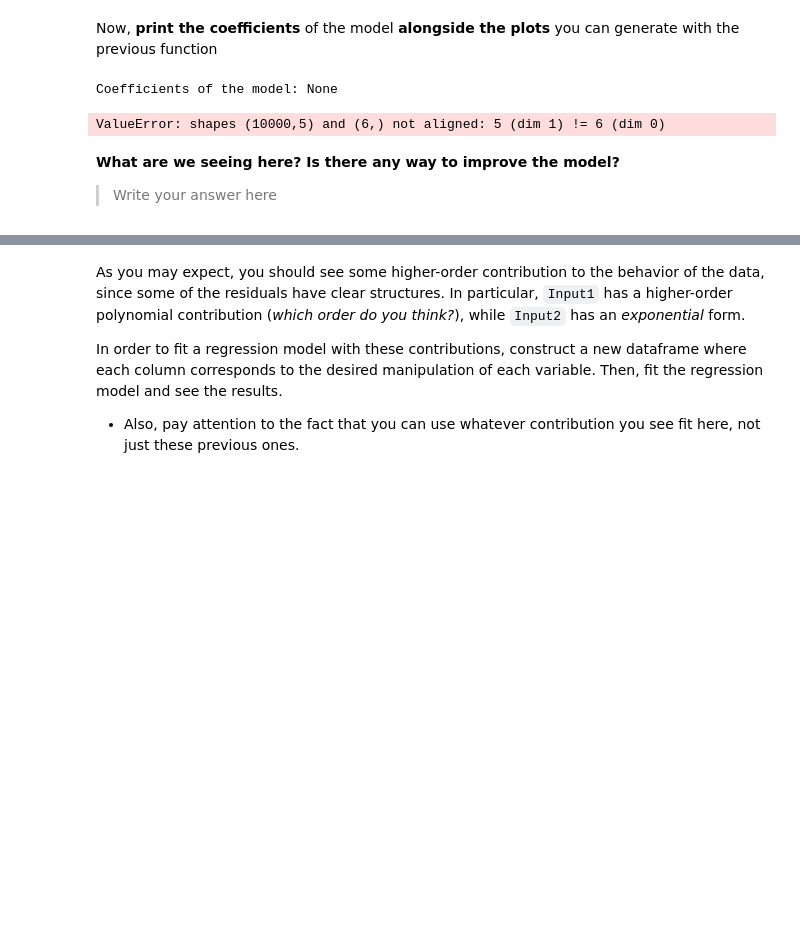
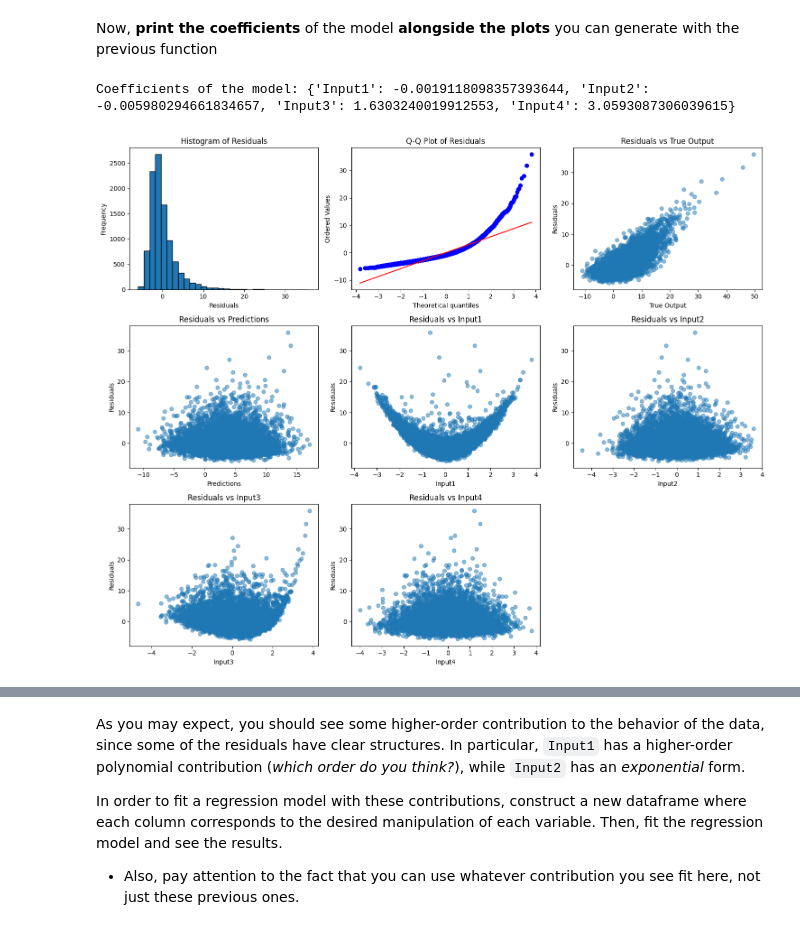
Before and after one commit to ICAI-IMAT-ML/p2-4-Jandres321, a Jupyter notebook: notebook/Lab_2_4_LR2.ipynb, the cells around one changed output, grey strips where cells are left out. Saved outputs shown, nothing was run; the diff lists cells and outputs as text; code cells hidden in the pictures; blank space fills up the shorter version.

```diff
--- a/notebook/Lab_2_4_LR2.ipynb
+++ b/notebook/Lab_2_4_LR2.ipynb
@@ -106,8 +115,8 @@ def plot_residuals(data, output_column, prediction_column):
         output_column (str): The name of the output column.
         prediction_column (str): The name of the prediction column.
     """
-    # TODO: Calculate residuals
-    residuals = None
+    # Calculate residuals
+    residuals = data[output_column] - data[prediction_column]
 
     num_features = len(data.columns) - 2  # Exclude output and prediction columns
 
@@ -123,30 +132,30 @@ def plot_residuals(data, output_column, prediction_column):
     plt.xlabel('Residuals')
     plt.ylabel('Frequency')
 
-    # TODO: Plot Q-Q plot of residuals (tip: use stats.probplot from scipy)
+    # Plot Q-Q plot of residuals
     plt.subplot(num_rows, num_cols, 2)
-    stats.probplot(None, None, None)       # Fill the code here
+    stats.probplot(residuals, dist="norm", plot=plt)
     plt.title('Q-Q Plot of Residuals')
 
-    # TODO: Plot residuals against output variable
+    # Plot residuals against output variable
     plt.subplot(num_rows, num_cols, 3)
-    plt.scatter(None, None, alpha=0.5)     # Fill the code here
+    plt.scatter(data[output_column], residuals, alpha=0.5)
     plt.title('Residuals vs True Output')
     plt.xlabel('True Output')
     plt.ylabel('Residuals')
 
     # Plot residuals against prediction variable
     plt.subplot(num_rows, num_cols, 4)
-    plt.scatter(data[prediction_column], residuals, alpha=0.5)   # Use this as example for later
+    plt.scatter(data[prediction_column], residuals, alpha=0.5)
     plt.title('Residuals vs Predictions')
     plt.xlabel('Predictions')
     plt.ylabel('Residuals')
 
-    # TODO: Plot residuals against each input variable
+    # Plot residuals against each input variable
     for i, col in enumerate(data.columns):
         if col not in [output_column, prediction_column]:
             plt.subplot(num_rows, num_cols, i + 5)
-            plt.scatter(None, None, alpha=0.5)   # Fill the code here
+            plt.scatter(data[col], residuals, alpha=0.5)
             plt.title(f'Residuals vs {col}')
             plt.xlabel(col)
             plt.ylabel('Residuals')
@@ -156,16 +165,13 @@ def plot_residuals(data, output_column, prediction_column):
 # %% [markdown]
 Now, **print the coefficients** of the model **alongside the plots** you can generate with the previous function
 # %%
-# TODO:  First, construct a dictionary of the coefficients to print them
-coef_dict = None
+# Construct a dictionary of the coefficients to print them
+coef_dict = {'Input' + str(i+1): coef for i, coef in enumerate(linreg.coefficients)}
 print(f"Coefficients of the model: {coef_dict}")
 
 # Plot the residuals for the predictions
 data["Predictions"] = linreg.predict(X)
 plot_residuals(data, 'Output', 'Predictions')
 # %% [output]
-Coefficients of the model: None
+Coefficients of the model: {'Input1': -0.0019118098357393644, 'Input2': -0.005980294661834657, 'Input3': 1.6303240019912553, 'Input4': 3.0593087306039615}
-ValueError: shapes (10000,5) and (6,) not aligned: 5 (dim 1) != 6 (dim 0)
+[figure, added]
-# %% [markdown]
-**What are we seeing here? Is there any way to improve the model?**
-> Write your answer here
```
Also changed, not shown: parts of 13 cells of this notebook.
